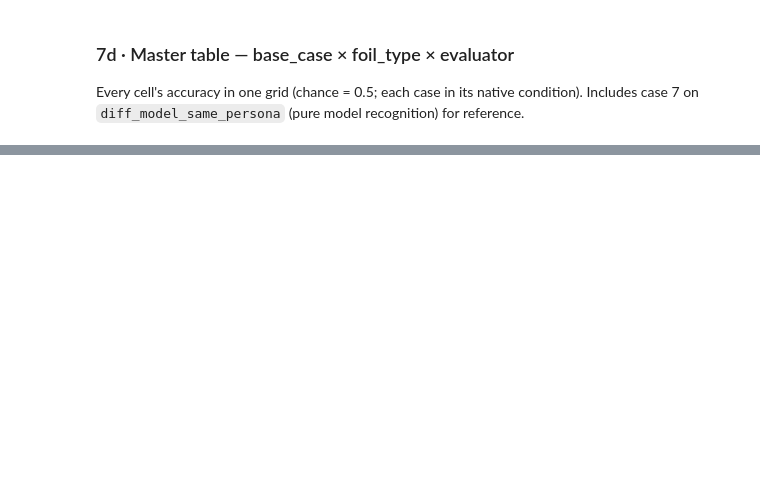
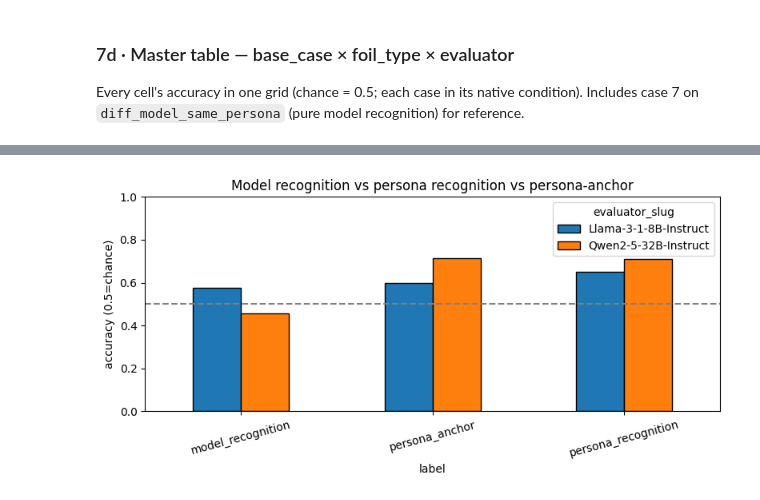
Before and after one commit to tristan-day-research/cross-persona-introspection, a Jupyter notebook: experiments/self_recognition/analyze_behavior_llama_vs_qwen.ipynb, the cells around one changed output, grey strips where cells are left out. Cells and saved outputs as stored; diff of their text form; code cells hidden in the pictures; blank space fills up the shorter version.

```diff
--- a/experiments/self_recognition/analyze_behavior_llama_vs_qwen.ipynb
+++ b/experiments/self_recognition/analyze_behavior_llama_vs_qwen.ipynb
@@ -318,0 +669,13 @@ if HAVE_CASES:
+# %%
+mvp = X.model_vs_persona(df)
+display(mvp.round(3))
+mp = mvp.melt(id_vars="evaluator_slug",
+              value_vars=["model_recognition","persona_recognition","persona_anchor"],
+              var_name="metric", value_name="accuracy").rename(columns={"metric":"label"})
+import numpy as np
+ax = mp.pivot_table(index="label", columns="evaluator_slug", values="accuracy").plot(
+    kind="bar", figsize=(8,4), edgecolor="black")
+ax.axhline(0.5, ls="--", c="gray"); ax.set_ylim(0,1); ax.set_ylabel("accuracy (0.5=chance)")
+ax.set_title("Model recognition vs persona recognition vs persona-anchor"); plt.xticks(rotation=15)
+plt.tight_layout(); plt.show()
+# %% [output]
@@ -318,0 +685 @@ if HAVE_CASES:
+[figure, added]
```
Also changed, not shown: parts of 20 cells of this notebook, 1 other file.
